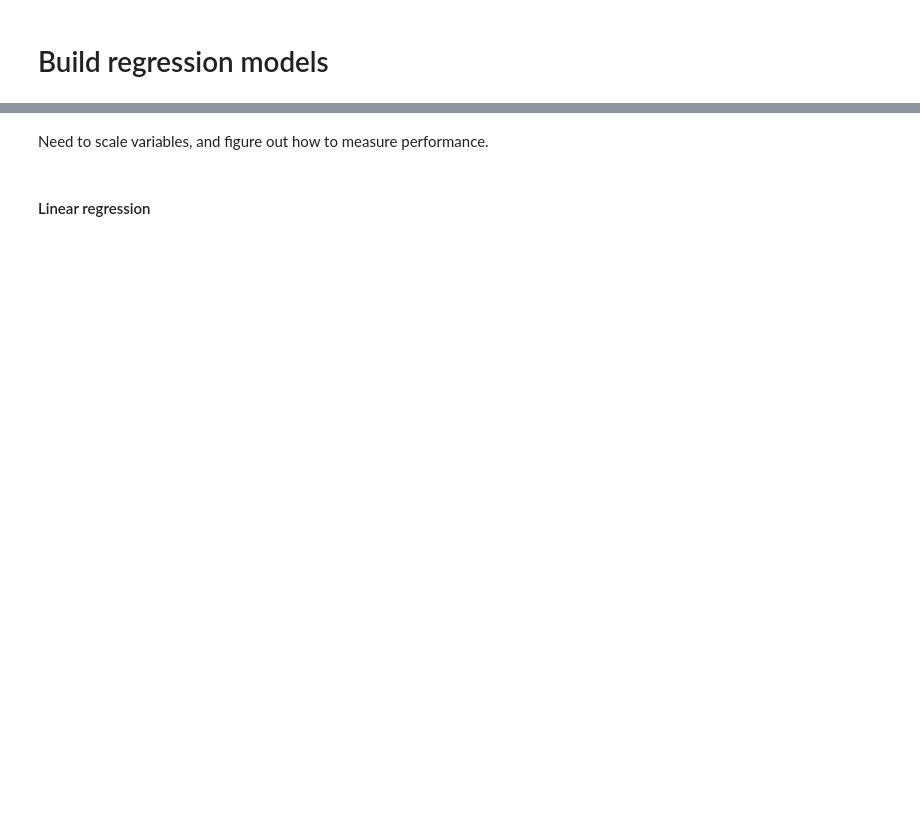
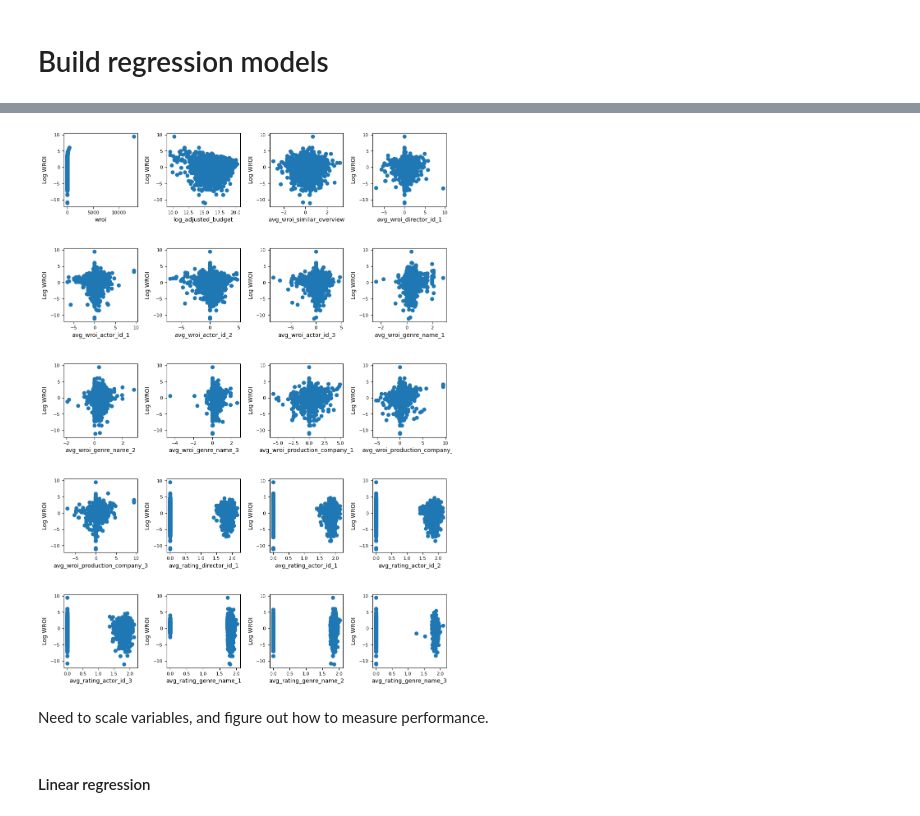
Before and after one commit to Divyantha369/spring-2025-greenlight, a Jupyter notebook: build_regression_models.ipynb, the cells around one changed output, grey strips where cells are left out. Saved outputs shown, nothing was run; the diff lists cells and outputs as text; code cells hidden in the pictures; blank space fills up the shorter version.

```diff
--- a/build_regression_models.ipynb
+++ b/build_regression_models.ipynb
@@ -55,3 +57,24 @@ fig.subplots_adjust(wspace=.4, hspace=.35)
+# %%
+# Inspect distribution of observables
+select_vars = outputs + predictors
+
+fig, axs = plt.subplots(len(select_vars) // 4, 4, figsize=(3*4, 3*len(select_vars) // 4), sharex=False, sharey=False)
+input_data = processed_data[select_vars + ['year']]
+
+for i, ax in enumerate(axs.flat):
+    if i < len(select_vars):
+        ax.scatter(input_data[select_vars[i]], np.log(input_data[outputs]));
+        ax.minorticks_off()
+        ax.yaxis.set_tick_params(labelbottom=True)
+        ax.xaxis.set_tick_params(labelbottom=True)
+        ax.tick_params(axis='both', which='major', labelsize=8)
+        ax.set_box_aspect(1)
+        ax.set_ylabel('Log WROI', fontsize = 10)
+        ax.set_xlabel(select_vars[i], fontsize = 10)
+
+fig.subplots_adjust(wspace=.4, hspace=.5)
+# %% [output]
+[figure, added]
 # %% [markdown]
 Need to scale variables, and figure out how to measure performance.
 # %% [markdown]
```
Also changed, not shown: parts of 11 cells of this notebook, 4 other files.
